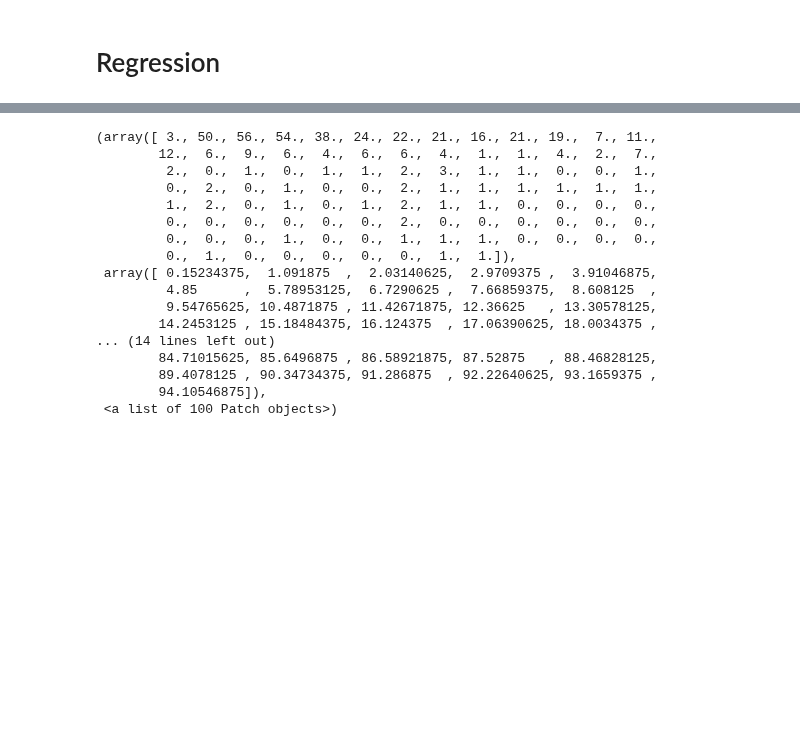
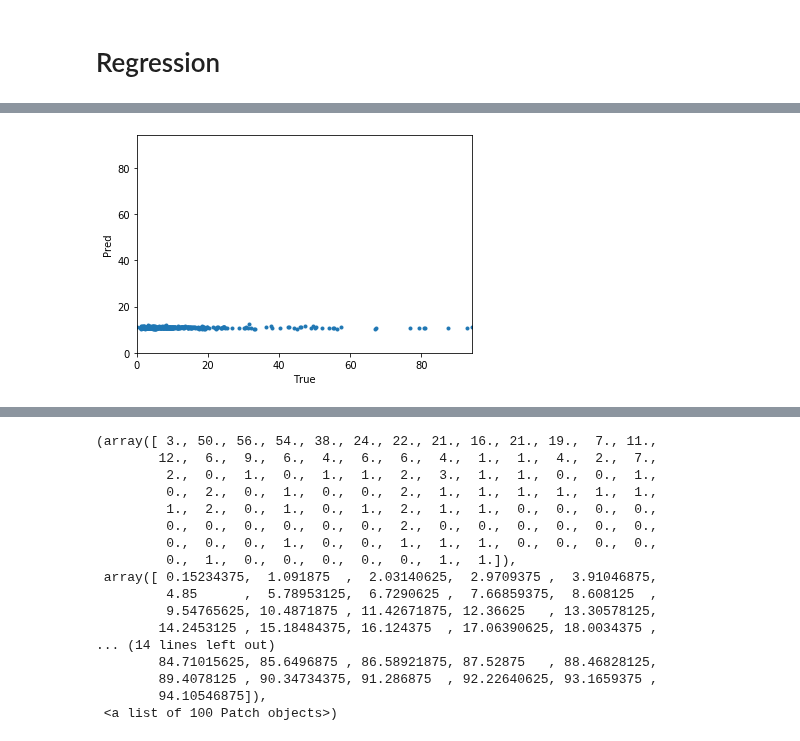
Before and after one commit to hundredball/Math24, a Jupyter notebook: Ginny_ERSP/ERSP_binary_classification.ipynb, the cells around one changed output, grey strips where cells are left out. Saved outputs shown, nothing was run; the diff lists cells and outputs as text; code cells hidden in the pictures; blank space fills up the shorter version.

```diff
--- a/Ginny_ERSP/ERSP_binary_classification.ipynb
+++ b/Ginny_ERSP/ERSP_binary_classification.ipynb
@@ -432,3 +556,8 @@ Baseline: 12.645668 | 26.761971
+# %%
+pred_Y = np.array(pred_Y).flatten()
+plot_scatter(tmp_all[:,2], pred_Y)
+# %% [output]
+[figure, added]
 # %%
 # Plot result
 iterations = list(range(num_fold))
```
Also changed, not shown: parts of 6 cells of this notebook, 4 other files.
